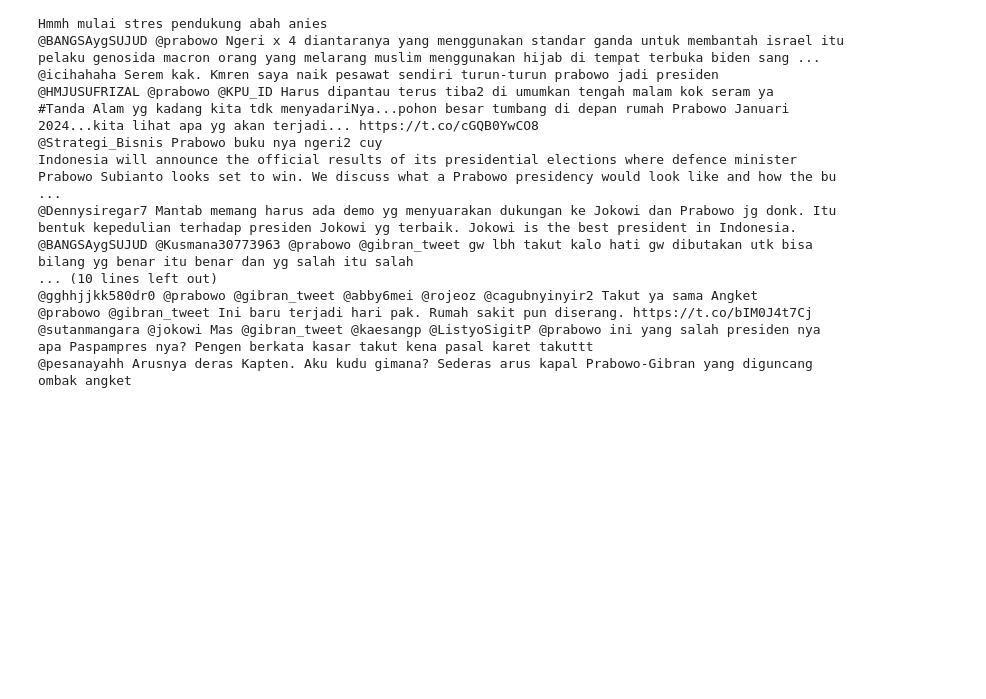
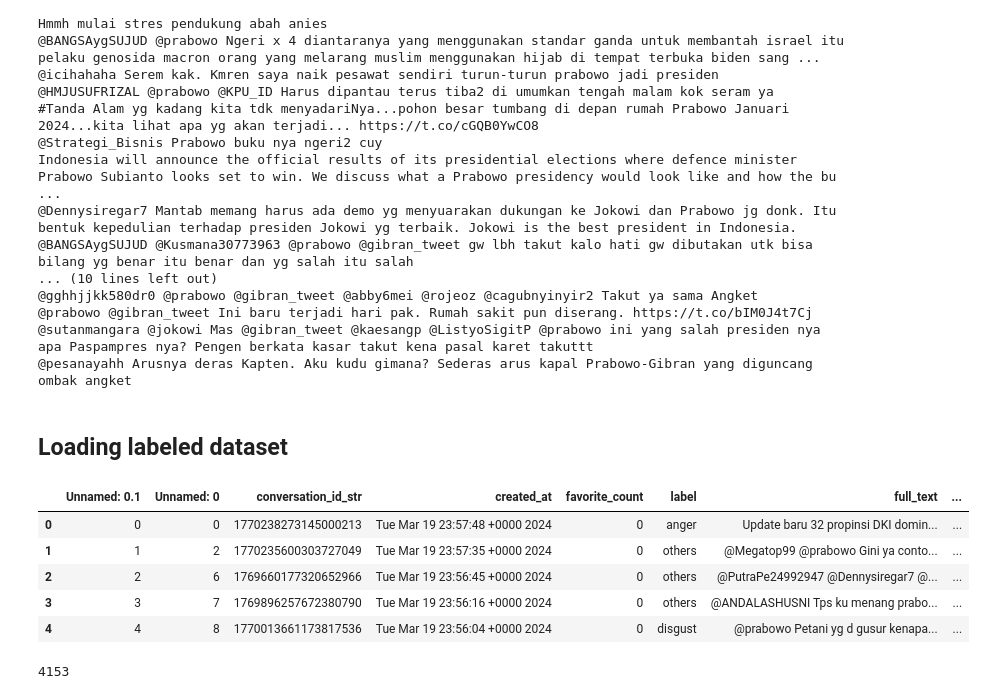
Before and after one commit to Arthdrm/PythonCode, a Jupyter notebook: scrapping-data-viz/data_lab.ipynb, the cells around one changed output. Drawn from its saved outputs; the diff is of its cells as text; code cells hidden in the pictures; blank space fills up the shorter version.

```diff
--- a/scrapping-data-viz/data_lab.ipynb
+++ b/scrapping-data-viz/data_lab.ipynb
@@ -218,3 +217,19 @@ Indonesia will announce the official results of its presidential elections where
 @prabowo @gibran_tweet Ini baru terjadi hari pak. Rumah sakit pun diserang. https://t.co/bIM0J4t7Cj
 @sutanmangara @jokowi Mas @gibran_tweet @kaesangp @ListyoSigitP @prabowo ini yang salah presiden nya apa Paspampres nya? Pengen berkata kasar takut kena pasal karet takuttt
 @pesanayahh Arusnya deras Kapten. Aku kudu gimana? Sederas arus kapal Prabowo-Gibran yang diguncang ombak angket
+# %% [markdown]
+## Loading labeled dataset
+# %%
+df = pd.read_csv("initial_labeled_prabowo.csv", delimiter=",")
+df.head()
+# %% [output]
+|  | Unnamed: 0.1 | Unnamed: 0 | conversation_id_str | created_at | favorite_count | label | full_text | ... |
+| 0 | 0 | 0 | 1770238273145000213 | Tue Mar 19 23:57:48 +0000 2024 | 0 | anger | Update baru 32 propinsi DKI domin... | ... |
+| 1 | 1 | 2 | 1770235600303727049 | Tue Mar 19 23:57:35 +0000 2024 | 0 | others | @Megatop99 @prabowo Gini ya conto... | ... |
+| 2 | 2 | 6 | 1769660177320652966 | Tue Mar 19 23:56:45 +0000 2024 | 0 | others | @PutraPe24992947 @Dennysiregar7 @... | ... |
+| 3 | 3 | 7 | 1769896257672380790 | Tue Mar 19 23:56:16 +0000 2024 | 0 | others | @ANDALASHUSNI Tps ku menang prabo... | ... |
+| 4 | 4 | 8 | 1770013661173817536 | Tue Mar 19 23:56:04 +0000 2024 | 0 | disgust | @prabowo Petani yg d gusur kenapa... | ... |
+# %%
+len(df)
+# %% [output]
+4153
```
Also changed, not shown: parts of 24 cells of this notebook, 13 other files.
